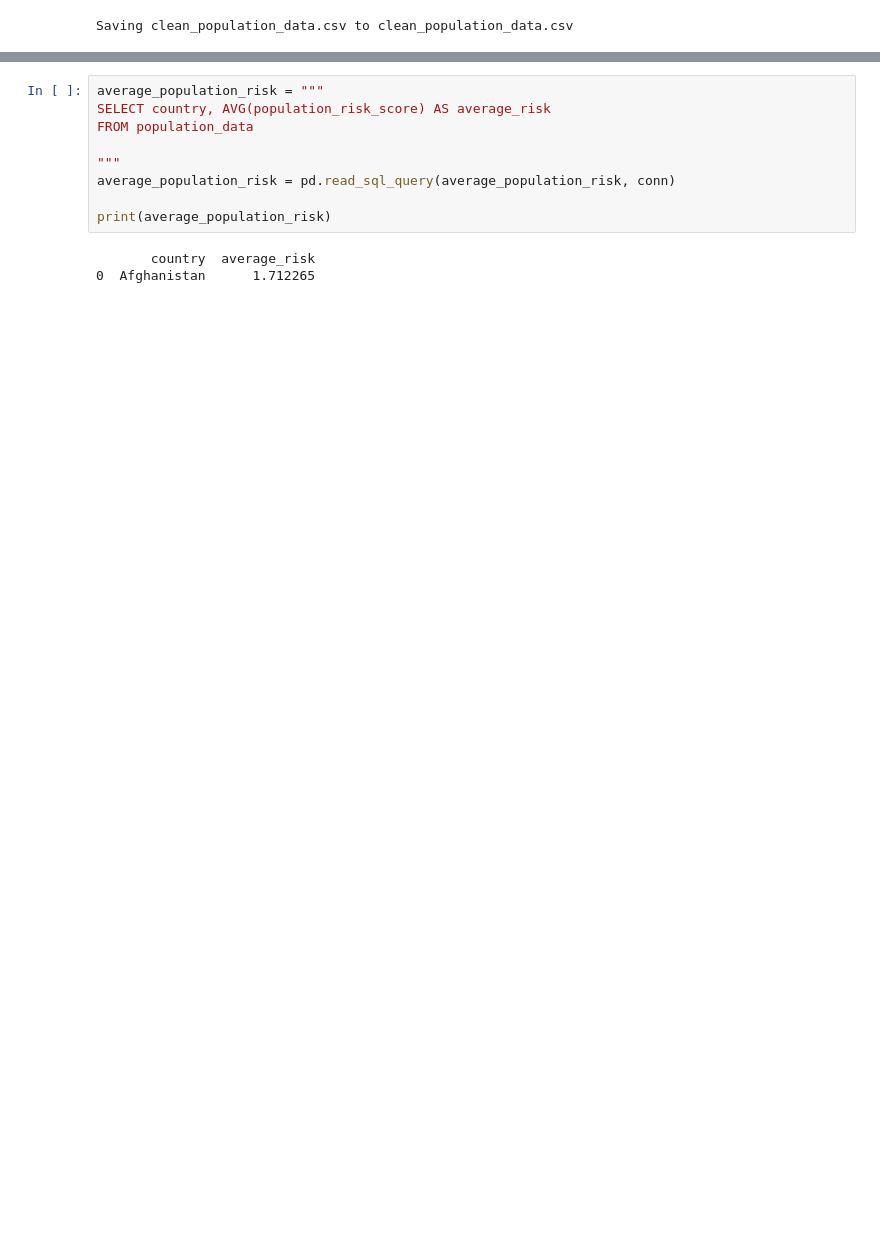
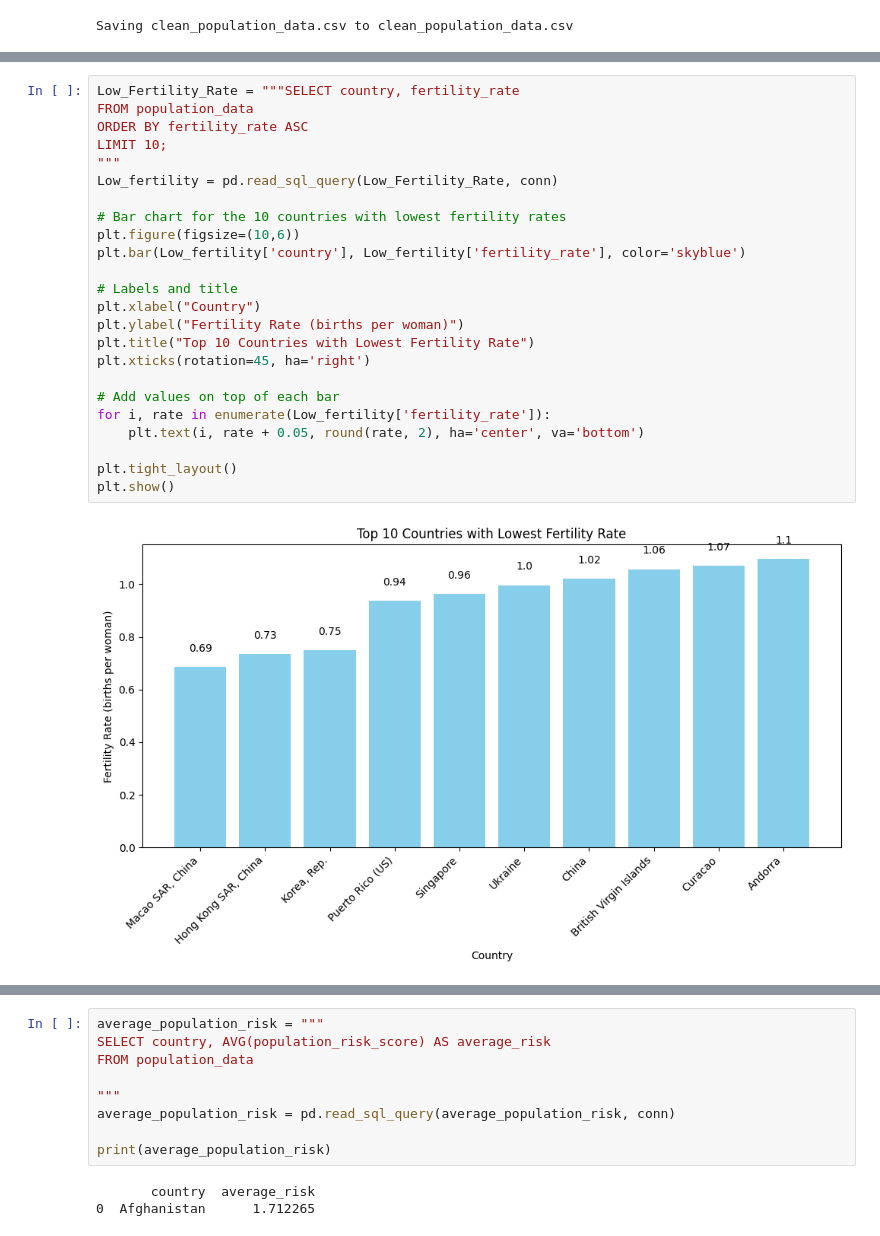
Before and after one commit to mkweisbr/Portfolio, a Jupyter notebook: Population_Risk_Queries_SQL.ipynb, the cells around one changed output, grey strips where cells are left out. Drawn from its saved outputs; the diff is of its cells as text; blank space fills up the shorter version.

```diff
--- a/Population_Risk_Queries_SQL.ipynb
+++ b/Population_Risk_Queries_SQL.ipynb
@@ -109,0 +51,26 @@ print(low_migration)
+# %%
+Low_Fertility_Rate = """SELECT country, fertility_rate
+FROM population_data
+ORDER BY fertility_rate ASC
+LIMIT 10;
+"""
+Low_fertility = pd.read_sql_query(Low_Fertility_Rate, conn)
+
+# Bar chart for the 10 countries with lowest fertility rates
+plt.figure(figsize=(10,6))
+plt.bar(Low_fertility['country'], Low_fertility['fertility_rate'], color='skyblue')
+
+# Labels and title
+plt.xlabel("Country")
+plt.ylabel("Fertility Rate (births per woman)")
+plt.title("Top 10 Countries with Lowest Fertility Rate")
+plt.xticks(rotation=45, ha='right')
+
+# Add values on top of each bar
+for i, rate in enumerate(Low_fertility['fertility_rate']):
+    plt.text(i, rate + 0.05, round(rate, 2), ha='center', va='bottom')
+
+plt.tight_layout()
+plt.show()
+# %% [output]
+[figure, added]
```
Also changed, not shown: parts of 10 cells of this notebook.
